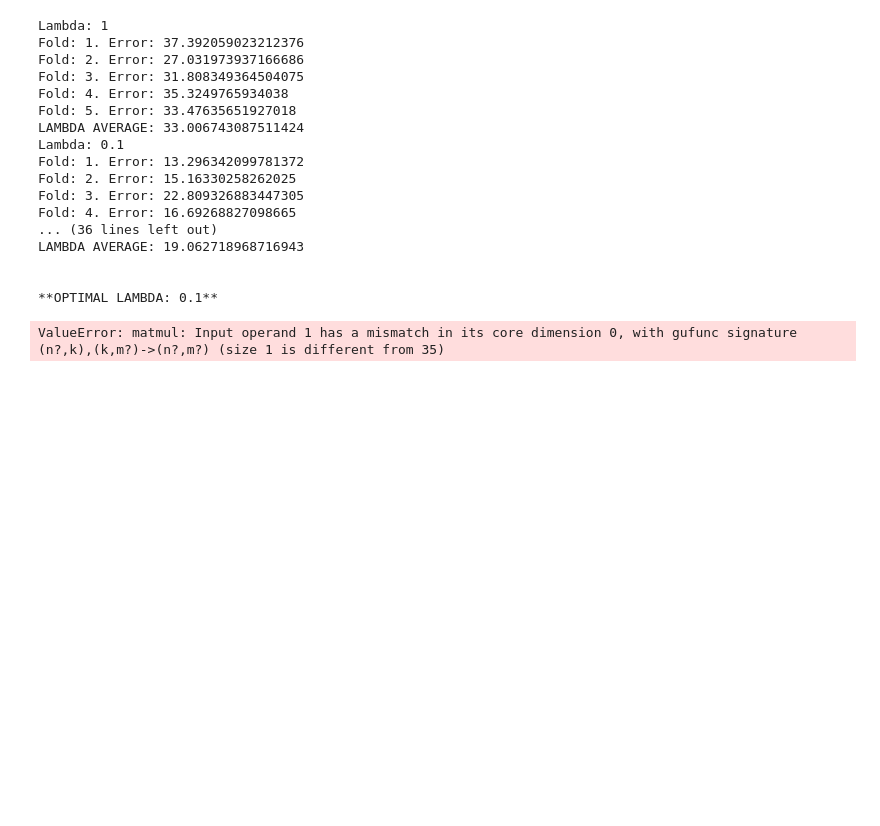
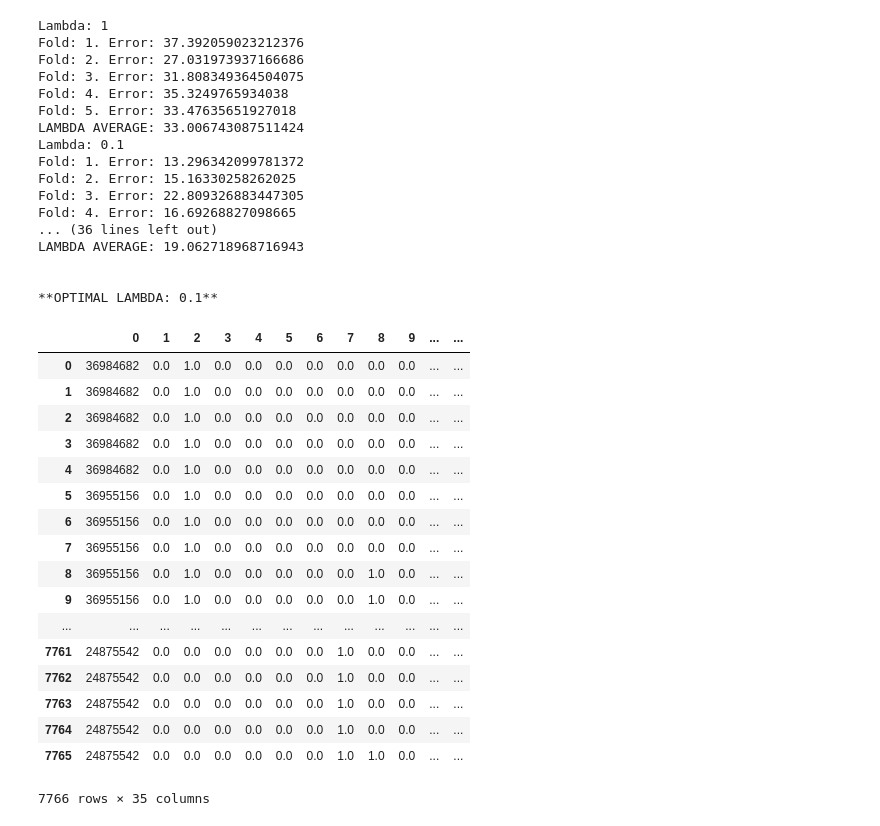
Before and after one commit to jeffechiu/nba-hacks2019, a Jupyter notebook: Business Analytics/NBA Contest.ipynb, the cells around one changed output. Drawn from its saved outputs; the diff is of its cells as text; code cells hidden in the pictures; blank space fills up the shorter version.

```diff
--- a/Business Analytics/NBA Contest.ipynb
+++ b/Business Analytics/NBA Contest.ipynb
@@ -294,10 +294,10 @@ def read_data(path):
             if i == 0: #first line is title
                 continue
             else:
-                example = []
+                #example = []
                 Y.append(int(line[0]))
-                example.append(feature_engineer(line[1:]))
-                X.append(example)
+                #example.append(feature_engineer(line[1:]))
+                X.append(feature_engineer(line[1:]))
     return np.array(Y), np.array(X)
 
 
@@ -328,8 +328,28 @@ def feature_engineer(x):
 
 
 Y, X = read_data("training_set.csv")
-clt = CustomLinearModel(X=X, Y=Y)
-clt.fit()
-clt.beta
+#clt = CustomLinearModel(X=X, Y=Y)
+#clt.fit()
+#clt.beta
-# %% [output]
-ValueError: matmul: Input operand 1 has a mismatch in its core dimension 0, with gufunc signature (n?,k),(k,m?)->(n?,m?) (size 1 is different from 35)
+# %%
+#df[cols].apply(pd.to_numeric, errors='coerce')
+pd.DataFrame(X)
+# %% [output]
+|  | 0 | 1 | 2 | 3 | 4 | 5 | 6 | 7 | 8 | 9 | ... | ... |
+| 0 | 36984682 | 0.0 | 1.0 | 0.0 | 0.0 | 0.0 | 0.0 | 0.0 | 0.0 | 0.0 | ... | ... |
+| 1 | 36984682 | 0.0 | 1.0 | 0.0 | 0.0 | 0.0 | 0.0 | 0.0 | 0.0 | 0.0 | ... | ... |
+| 2 | 36984682 | 0.0 | 1.0 | 0.0 | 0.0 | 0.0 | 0.0 | 0.0 | 0.0 | 0.0 | ... | ... |
+| 3 | 36984682 | 0.0 | 1.0 | 0.0 | 0.0 | 0.0 | 0.0 | 0.0 | 0.0 | 0.0 | ... | ... |
+| 4 | 36984682 | 0.0 | 1.0 | 0.0 | 0.0 | 0.0 | 0.0 | 0.0 | 0.0 | 0.0 | ... | ... |
+| 5 | 36955156 | 0.0 | 1.0 | 0.0 | 0.0 | 0.0 | 0.0 | 0.0 | 0.0 | 0.0 | ... | ... |
+| 6 | 36955156 | 0.0 | 1.0 | 0.0 | 0.0 | 0.0 | 0.0 | 0.0 | 0.0 | 0.0 | ... | ... |
+| 7 | 36955156 | 0.0 | 1.0 | 0.0 | 0.0 | 0.0 | 0.0 | 0.0 | 0.0 | 0.0 | ... | ... |
+| 8 | 36955156 | 0.0 | 1.0 | 0.0 | 0.0 | 0.0 | 0.0 | 0.0 | 1.0 | 0.0 | ... | ... |
+| 9 | 36955156 | 0.0 | 1.0 | 0.0 | 0.0 | 0.0 | 0.0 | 0.0 | 1.0 | 0.0 | ... | ... |
+| ... | ... | ... | ... | ... | ... | ... | ... | ... | ... | ... | ... | ... |
+| 7761 | 24875542 | 0.0 | 0.0 | 0.0 | 0.0 | 0.0 | 0.0 | 1.0 | 0.0 | 0.0 | ... | ... |
+| 7762 | 24875542 | 0.0 | 0.0 | 0.0 | 0.0 | 0.0 | 0.0 | 1.0 | 0.0 | 0.0 | ... | ... |
+| 7763 | 24875542 | 0.0 | 0.0 | 0.0 | 0.0 | 0.0 | 0.0 | 1.0 | 0.0 | 0.0 | ... | ... |
+| 7764 | 24875542 | 0.0 | 0.0 | 0.0 | 0.0 | 0.0 | 0.0 | 1.0 | 0.0 | 0.0 | ... | ... |
+| 7765 | 24875542 | 0.0 | 0.0 | 0.0 | 0.0 | 0.0 | 0.0 | 1.0 | 1.0 | 0.0 | ... | ... |
+7766 rows × 35 columns
```
Also changed, not shown: parts of 2 cells of this notebook.
